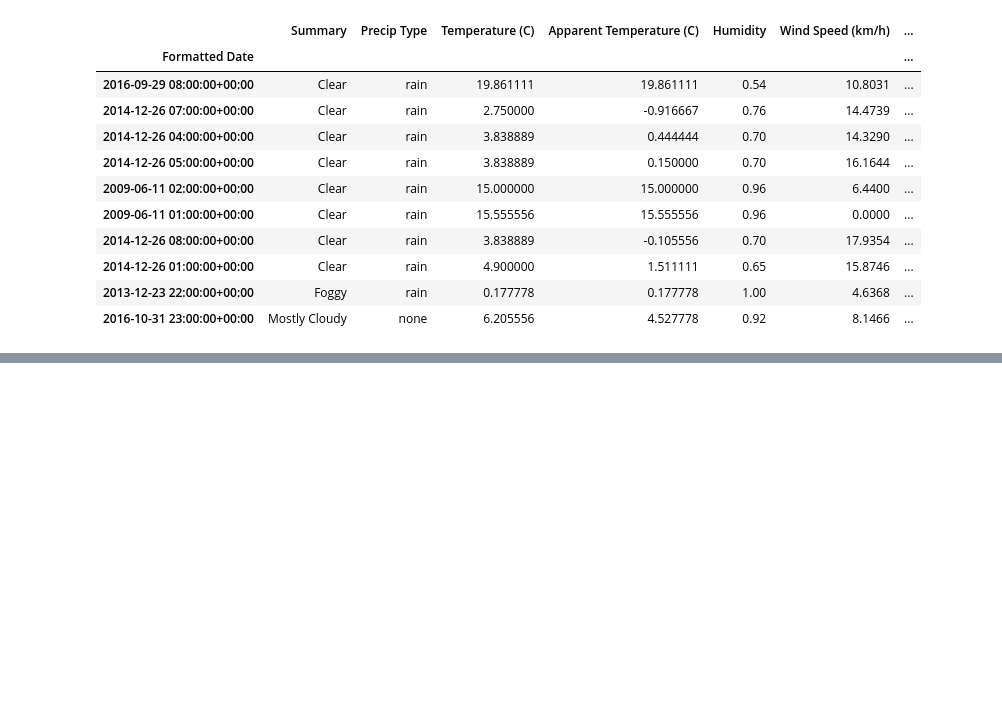
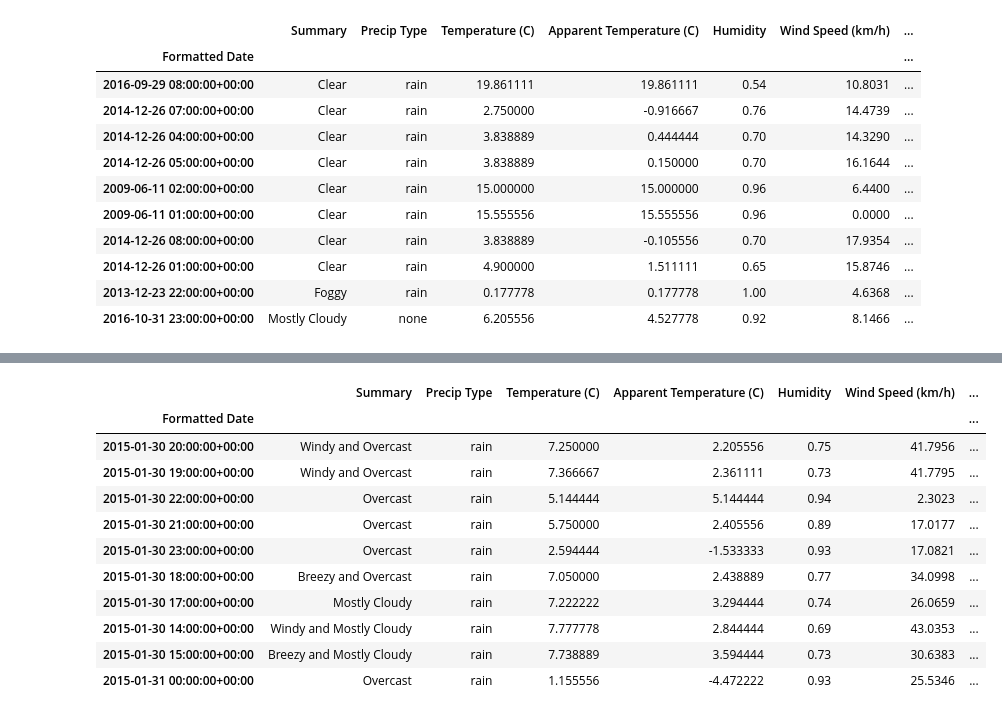
Before and after one commit to CMC-NCKH-2026/Weather_forcasting, a Jupyter notebook: notebooks/Data_Analysis.ipynb, the cells around one changed output, grey strips where cells are left out. Saved outputs shown, nothing was run; the diff lists cells and outputs as text; code cells hidden in the pictures; blank space fills up the shorter version.

```diff
--- a/notebooks/Data_Analysis.ipynb
+++ b/notebooks/Data_Analysis.ipynb
@@ -603,0 +645,16 @@ df.sort_values(by='Visibility (km)', ascending=True).head(10)
+# %%
+#Top 10 days with the lowest Pressure (often related to storms).
+df.sort_values(by='Pressure (millibars)', ascending=True).head(10)
+# %% [output]
+|  | Summary | Precip Type | Temperature (C) | Apparent Temperature (C) | Humidity | Wind Speed (km/h) | ... |
+| Formatted Date |  |  |  |  |  |  | ... |
+| 2015-01-30 20:00:00+00:00 | Windy and Overcast | rain | 7.250000 | 2.205556 | 0.75 | 41.7956 | ... |
+| 2015-01-30 19:00:00+00:00 | Windy and Overcast | rain | 7.366667 | 2.361111 | 0.73 | 41.7795 | ... |
+| 2015-01-30 22:00:00+00:00 | Overcast | rain | 5.144444 | 5.144444 | 0.94 | 2.3023 | ... |
+| 2015-01-30 21:00:00+00:00 | Overcast | rain | 5.750000 | 2.405556 | 0.89 | 17.0177 | ... |
+| 2015-01-30 23:00:00+00:00 | Overcast | rain | 2.594444 | -1.533333 | 0.93 | 17.0821 | ... |
+| 2015-01-30 18:00:00+00:00 | Breezy and Overcast | rain | 7.050000 | 2.438889 | 0.77 | 34.0998 | ... |
+| 2015-01-30 17:00:00+00:00 | Mostly Cloudy | rain | 7.222222 | 3.294444 | 0.74 | 26.0659 | ... |
+| 2015-01-30 14:00:00+00:00 | Windy and Mostly Cloudy | rain | 7.777778 | 2.844444 | 0.69 | 43.0353 | ... |
+| 2015-01-30 15:00:00+00:00 | Breezy and Mostly Cloudy | rain | 7.738889 | 3.594444 | 0.73 | 30.6383 | ... |
+| 2015-01-31 00:00:00+00:00 | Overcast | rain | 1.155556 | -4.472222 | 0.93 | 25.5346 | ... |
```
Also changed, not shown: parts of 10 cells of this notebook.
